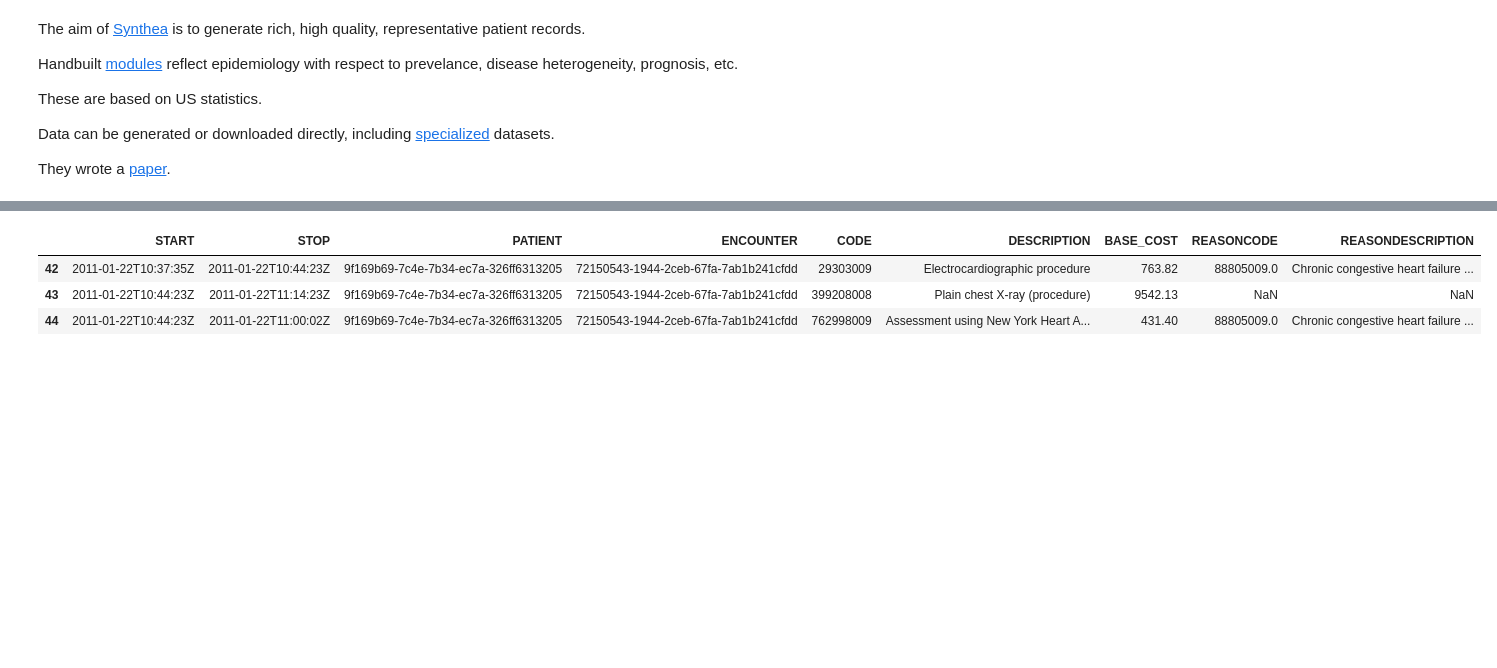
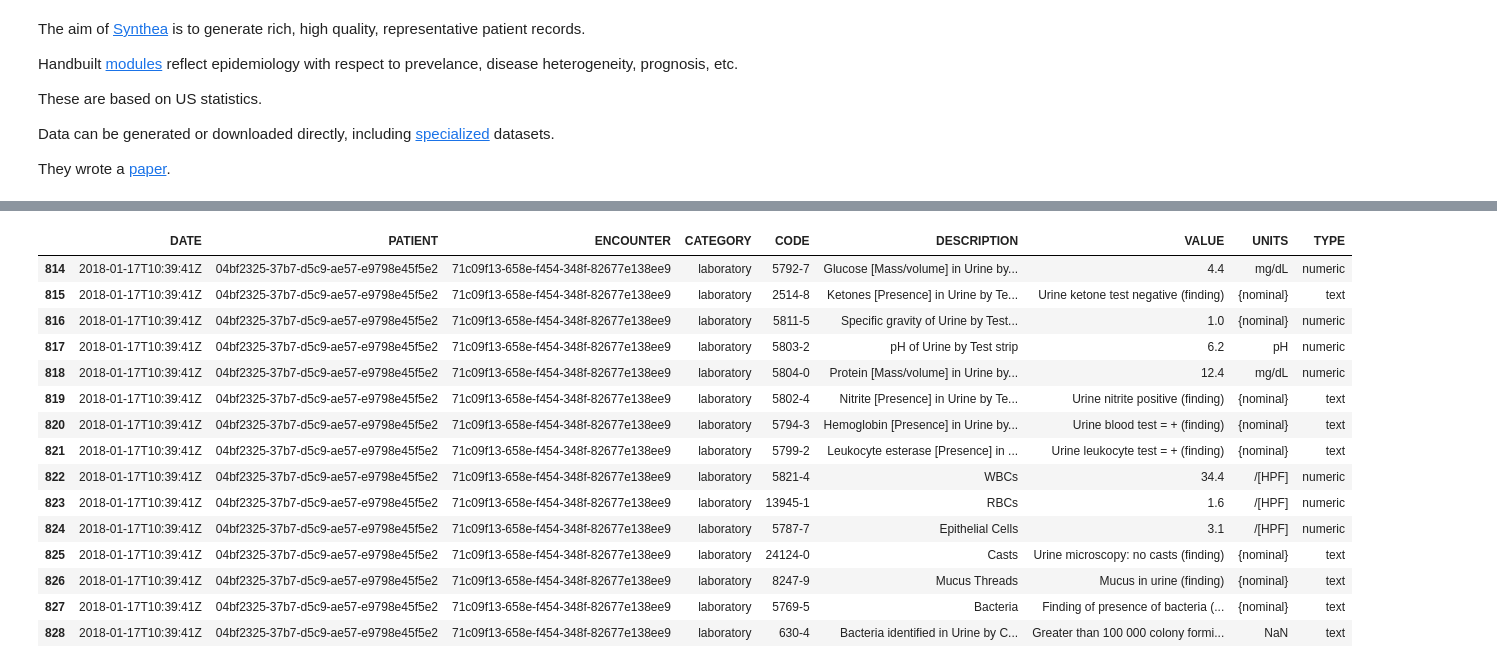
Before and after one commit to mprallison/synthea-helper, a Jupyter notebook: explainer_demo.ipynb, the cells around one changed output, grey strips where cells are left out. Drawn from its saved outputs; the diff is of its cells as text; code cells hidden in the pictures; blank space fills up the shorter version.

Commit message:
add sample data

```diff
--- a/explainer_demo.ipynb
+++ b/explainer_demo.ipynb
@@ -91,14 +107,0 @@ But it is interesting to look at the longitude and how coherent the patient hist
-# %%
-#files from big data generation filtered for a single patient with an interesting history
-#patients with long term conditions can generate hundreds of encounters
-patient_df = pd.read_csv('patient-patient-sample.csv')
-allergy_df = pd.read_csv('patient-allergy-sample.csv')
-careplan_df = pd.read_csv('patient-careplan-sample.csv')
-condition_df = pd.read_csv('patient-condition-sample.csv')
-device_df = pd.read_csv('patient-device-sample.csv')
-encounter_df = pd.read_csv('patient-encounter-sample.csv')
-imaging_study_df = pd.read_csv('patient-imaging-sample.csv')
-immunization_df = pd.read_csv('patient-immunization-sample.csv')
-medication_df = pd.read_csv('patient-medication-sample.csv')
-observation_df = pd.read_csv('patient-observation-sample.csv')
-procedure_df = pd.read_csv('patient-procedure-sample.csv')
@@ -206,31 +108,25 @@ patient death certificate
 # %%
-#declare encounter by index
-encounter_index = 54
+#find all records associated with a single encounter
+encounter_id = "71c09f13-658e-f454-348f-82677e138ee9"
 
-#print encounter-level data
-print(f"encounter {encounter_index}:\n")
-encounter_df.loc[encounter_index]
-print("")
+#loop through tables
+#print table if it has any data linked to that encounter id
+for dataframe in [
+        ("allergy", allergy_df),
+        ("careplan", careplan_df),
+        ("condition", condition_df),
+        ("device", device_df),
+        ("imaging", imaging_study_df),
+        ("immunization", immunization_df),
+        ("medication", medication_df),
+        ("procedure", procedure_df),
+        ("observation", observation_df)
+        ]:
 
-#loop through tables and print table if it has any data linked to that encounter
-breakdown_df = []
-for dataframe in [
-                ("allergy", allergy_df),
-                ("careplan", careplan_df),
-                ("condition", condition_df),
-                ("device", device_df),
-                ("imaging", imaging_study_df),
-                ("immunization", immunization_df),
-                ("medication", medication_df),
-                ("procedure", procedure_df),
-                ("observation", observation_df)]:
-
-                if len(dataframe[1][dataframe[1]["ENCOUNTER"] == encounters[encounter_index]]) > 0:
-                    breakdown_df.append((dataframe[0], dataframe[1][dataframe[1]["ENCOUNTER"] == encounters[encounter_index]]))
-
-for df in breakdown_df:
-  print("")
-  print(df[0]+":\n")
-  df[1]
-  print("")
+    df = dataframe[1]
+    if len(df[df["ENCOUNTER"] == encounter_id]) > 0:
+        print()
+        print(dataframe[0])
+        df[df["ENCOUNTER"] == encounter_id]
+        print()
 # %% [output]
@@ -261,4 +146,16 @@ procedure:
-|  | START | STOP | PATIENT | ENCOUNTER | CODE | DESCRIPTION | BASE_COST | REASONCODE | REASONDESCRIPTION |
-| 42 | 2011-01-22T10:37:35Z | 2011-01-22T10:44:23Z | 9f169b69-7c4e-7b34-ec7a-326ff6313205 | 72150543-1944-2ceb-67fa-7ab1b241cfdd | 29303009 | Electrocardiographic procedure | 763.82 | 88805009.0 | Chronic congestive heart failure ... |
-| 43 | 2011-01-22T10:44:23Z | 2011-01-22T11:14:23Z | 9f169b69-7c4e-7b34-ec7a-326ff6313205 | 72150543-1944-2ceb-67fa-7ab1b241cfdd | 399208008 | Plain chest X-ray (procedure) | 9542.13 | NaN | NaN |
-| 44 | 2011-01-22T10:44:23Z | 2011-01-22T11:00:02Z | 9f169b69-7c4e-7b34-ec7a-326ff6313205 | 72150543-1944-2ceb-67fa-7ab1b241cfdd | 762998009 | Assessment using New York Heart A... | 431.40 | 88805009.0 | Chronic congestive heart failure ... |
+|  | DATE | PATIENT | ENCOUNTER | CATEGORY | CODE | DESCRIPTION | VALUE | UNITS | TYPE |
+| 814 | 2018-01-17T10:39:41Z | 04bf2325-37b7-d5c9-ae57-e9798e45f5e2 | 71c09f13-658e-f454-348f-82677e138ee9 | laboratory | 5792-7 | Glucose [Mass/volume] in Urine by... | 4.4 | mg/dL | numeric |
+| 815 | 2018-01-17T10:39:41Z | 04bf2325-37b7-d5c9-ae57-e9798e45f5e2 | 71c09f13-658e-f454-348f-82677e138ee9 | laboratory | 2514-8 | Ketones [Presence] in Urine by Te... | Urine ketone test negative (finding) | {nominal} | text |
+| 816 | 2018-01-17T10:39:41Z | 04bf2325-37b7-d5c9-ae57-e9798e45f5e2 | 71c09f13-658e-f454-348f-82677e138ee9 | laboratory | 5811-5 | Specific gravity of Urine by Test... | 1.0 | {nominal} | numeric |
+| 817 | 2018-01-17T10:39:41Z | 04bf2325-37b7-d5c9-ae57-e9798e45f5e2 | 71c09f13-658e-f454-348f-82677e138ee9 | laboratory | 5803-2 | pH of Urine by Test strip | 6.2 | pH | numeric |
+| 818 | 2018-01-17T10:39:41Z | 04bf2325-37b7-d5c9-ae57-e9798e45f5e2 | 71c09f13-658e-f454-348f-82677e138ee9 | laboratory | 5804-0 | Protein [Mass/volume] in Urine by... | 12.4 | mg/dL | numeric |
+| 819 | 2018-01-17T10:39:41Z | 04bf2325-37b7-d5c9-ae57-e9798e45f5e2 | 71c09f13-658e-f454-348f-82677e138ee9 | laboratory | 5802-4 | Nitrite [Presence] in Urine by Te... | Urine nitrite positive (finding) | {nominal} | text |
+| 820 | 2018-01-17T10:39:41Z | 04bf2325-37b7-d5c9-ae57-e9798e45f5e2 | 71c09f13-658e-f454-348f-82677e138ee9 | laboratory | 5794-3 | Hemoglobin [Presence] in Urine by... | Urine blood test = + (finding) | {nominal} | text |
+| 821 | 2018-01-17T10:39:41Z | 04bf2325-37b7-d5c9-ae57-e9798e45f5e2 | 71c09f13-658e-f454-348f-82677e138ee9 | laboratory | 5799-2 | Leukocyte esterase [Presence] in ... | Urine leukocyte test = + (finding) | {nominal} | text |
+| 822 | 2018-01-17T10:39:41Z | 04bf2325-37b7-d5c9-ae57-e9798e45f5e2 | 71c09f13-658e-f454-348f-82677e138ee9 | laboratory | 5821-4 | WBCs | 34.4 | /[HPF] | numeric |
+| 823 | 2018-01-17T10:39:41Z | 04bf2325-37b7-d5c9-ae57-e9798e45f5e2 | 71c09f13-658e-f454-348f-82677e138ee9 | laboratory | 13945-1 | RBCs | 1.6 | /[HPF] | numeric |
+| 824 | 2018-01-17T10:39:41Z | 04bf2325-37b7-d5c9-ae57-e9798e45f5e2 | 71c09f13-658e-f454-348f-82677e138ee9 | laboratory | 5787-7 | Epithelial Cells | 3.1 | /[HPF] | numeric |
+| 825 | 2018-01-17T10:39:41Z | 04bf2325-37b7-d5c9-ae57-e9798e45f5e2 | 71c09f13-658e-f454-348f-82677e138ee9 | laboratory | 24124-0 | Casts | Urine microscopy: no casts (finding) | {nominal} | text |
+| 826 | 2018-01-17T10:39:41Z | 04bf2325-37b7-d5c9-ae57-e9798e45f5e2 | 71c09f13-658e-f454-348f-82677e138ee9 | laboratory | 8247-9 | Mucus Threads | Mucus in urine (finding) | {nominal} | text |
+| 827 | 2018-01-17T10:39:41Z | 04bf2325-37b7-d5c9-ae57-e9798e45f5e2 | 71c09f13-658e-f454-348f-82677e138ee9 | laboratory | 5769-5 | Bacteria | Finding of presence of bacteria (... | {nominal} | text |
+| 828 | 2018-01-17T10:39:41Z | 04bf2325-37b7-d5c9-ae57-e9798e45f5e2 | 71c09f13-658e-f454-348f-82677e138ee9 | laboratory | 630-4 | Bacteria identified in Urine by C... | Greater than 100 000 colony formi... | NaN | text |
```
Also changed, not shown: parts of 15 cells of this notebook, 18 other files.
